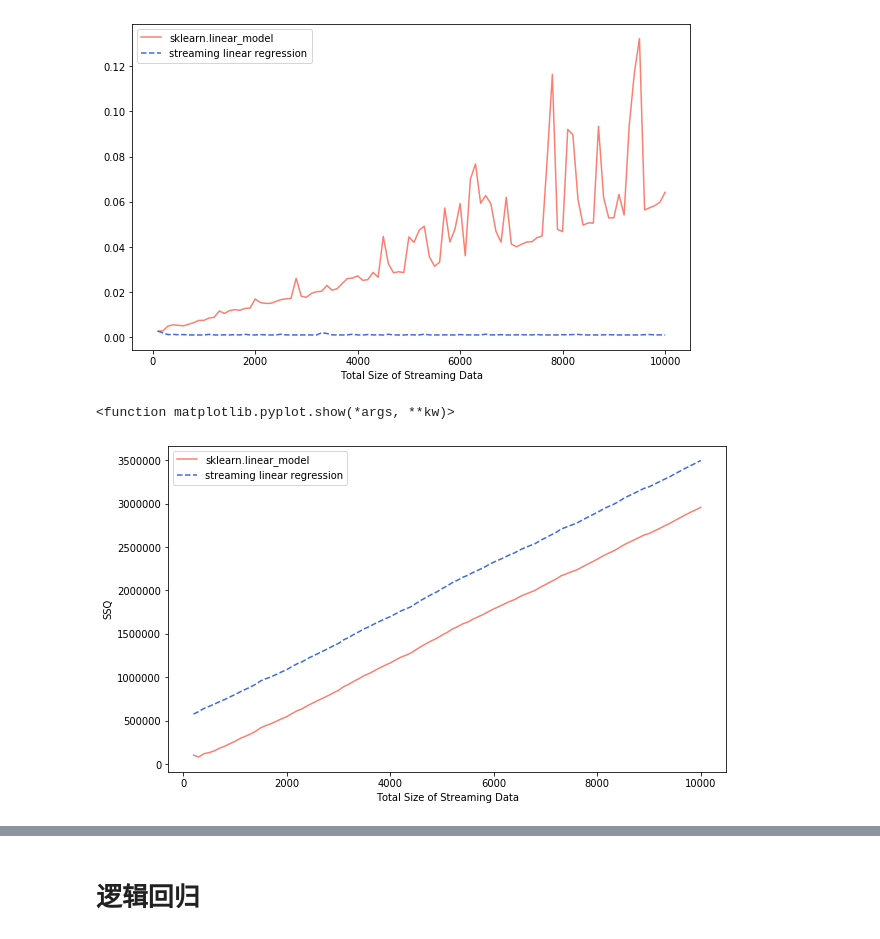
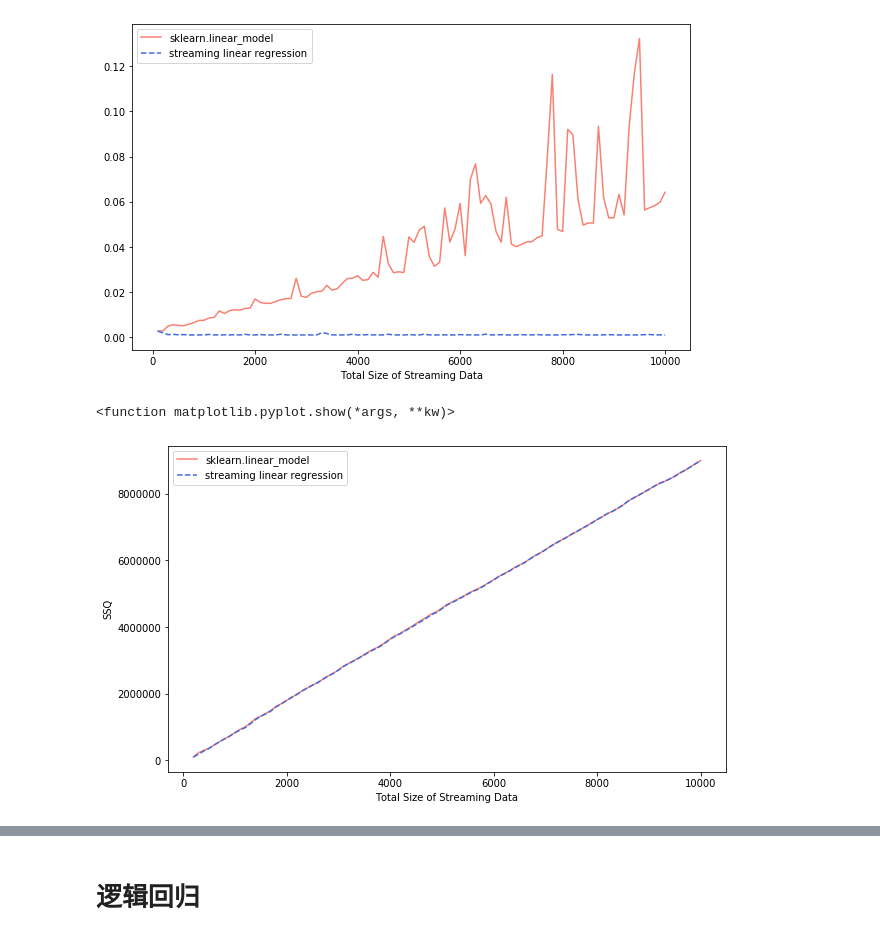
Before and after one commit to MixxCao/GraduationDesign, a Jupyter notebook: 模拟计算.ipynb, the cells around one changed output, grey strips where cells are left out. Saved outputs shown, nothing was run; the diff lists cells and outputs as text; code cells hidden in the pictures.

```diff
--- a/模拟计算.ipynb
+++ b/模拟计算.ipynb
@@ -316,17 +316,15 @@ plt.show
 # %%
 plt.figure(figsize=(10,6))
 
 stream=np.arange(len(timecost1))*n+n
-SSQ1=np.array(SSQ1)
-SSQ2=np.array(SSQ2)+(SSQ1[1]-SSQ2[1])
-plt.plot(stream[1:],SSQ11[1:],color='salmon',label='sklearn.linear_model')
-plt.plot(stream[1:],SSQ22[1:],color='royalblue',linestyle='--',label='streaming linear regression')
+plt.plot(stream[1:],SSQ1[1:],color='salmon',label='sklearn.linear_model')
+plt.plot(stream[1:],SSQ2[1:],color='royalblue',linestyle='--',label='streaming linear regression')
 
 plt.xlabel('Total Size of Streaming Data')
 plt.ylabel('SSQ')
 plt.legend()
 #plt.yticks([])
 plt.show
 # %% [output]
 <function matplotlib.pyplot.show(*args, **kw)>
-[figure, old version]
+[figure, new version]
```
Also changed, not shown: parts of 3 cells of this notebook.
